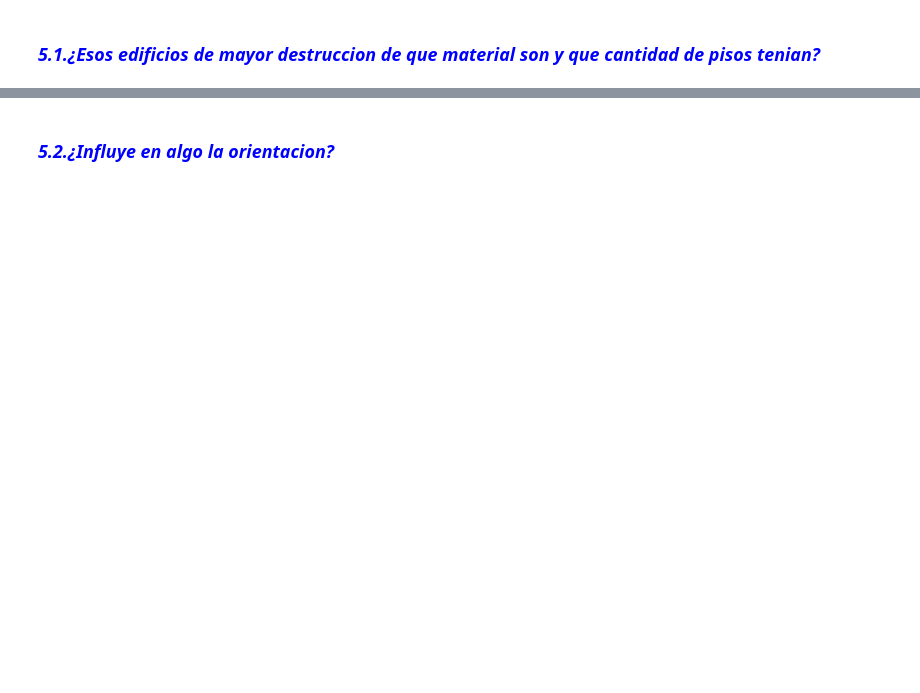
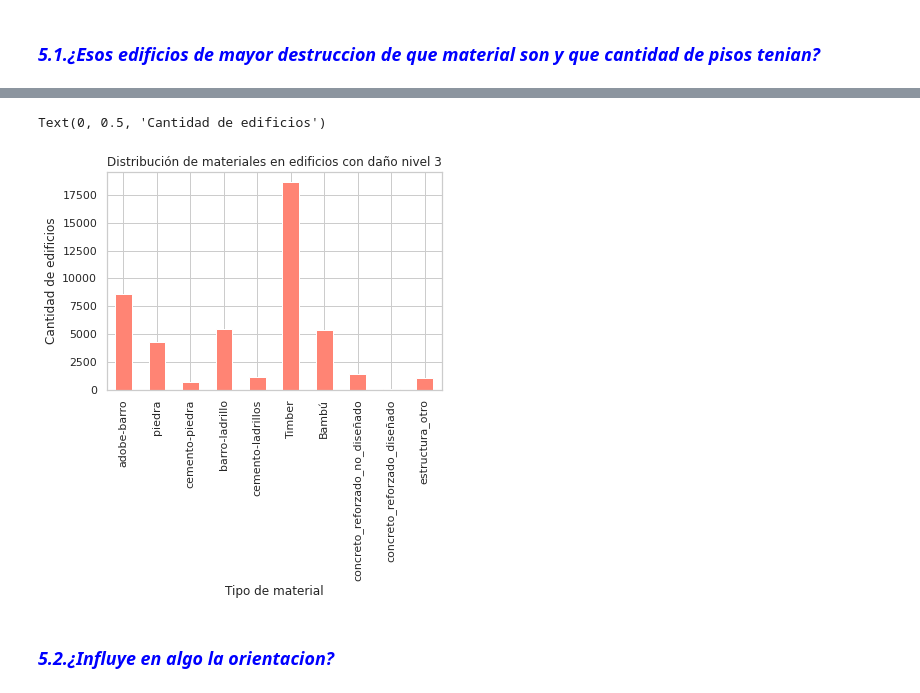
Before and after one commit to hernanrnieva/datos_tp1, a Jupyter notebook: Analisis-Tipo de edificios.ipynb, the cells around one changed output, grey strips where cells are left out. Cells and saved outputs as stored; diff of their text form; code cells hidden in the pictures; blank space fills up the shorter version.

```diff
--- a/Analisis-Tipo de edificios.ipynb
+++ b/Analisis-Tipo de edificios.ipynb
@@ -181,0 +253,6 @@ Text(0.5,1,'Cantidad de Edificios')
+# %%
+materiales_danio_sin_barro_piedra = mayor_danio.drop('cantidad_pisos', 1)
+materiales_danio_sin_barro_piedra = materiales_danio_sin_barro_piedra.drop('nivel_danio', 1)
+materiales_danio_sin_barro_piedra = materiales_danio_sin_barro_piedra.drop('barro-piedra', 1)
+materiales_danio_sin_barro_piedra = materiales_danio_sin_barro_piedra.sum()
+materiales_danio_sin_barro_piedra
@@ -182,2 +271,10 @@ Text(0.5,1,'Cantidad de Edificios')
+# %%
+g = materiales_danio_sin_barro_piedra.plot.bar(color='#ff8474')
+g.set_title('Distribución de materiales en edificios con daño nivel 3')
+g.set_xlabel('Tipo de material')
+g.set_ylabel('Cantidad de edificios')
+# %% [output]
+Text(0, 0.5, 'Cantidad de edificios')
+[figure, added]
 # %% [markdown]
 ### <font color =blue> ***5.2.¿Influye en algo la orientacion?*** </font>
```
Also changed, not shown: parts of 21 cells of this notebook.
